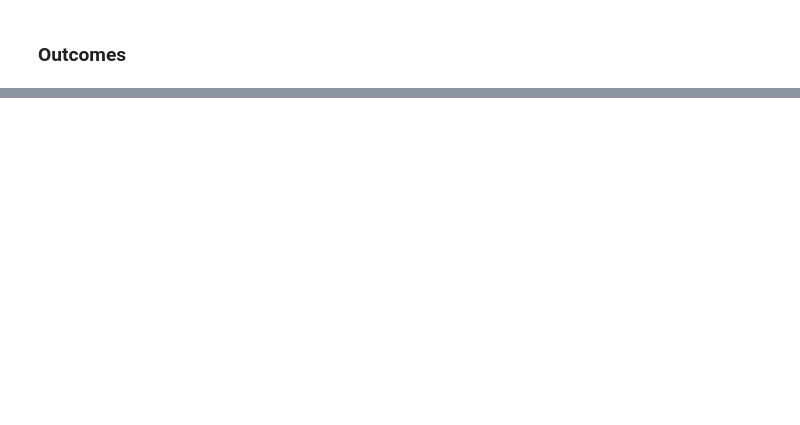
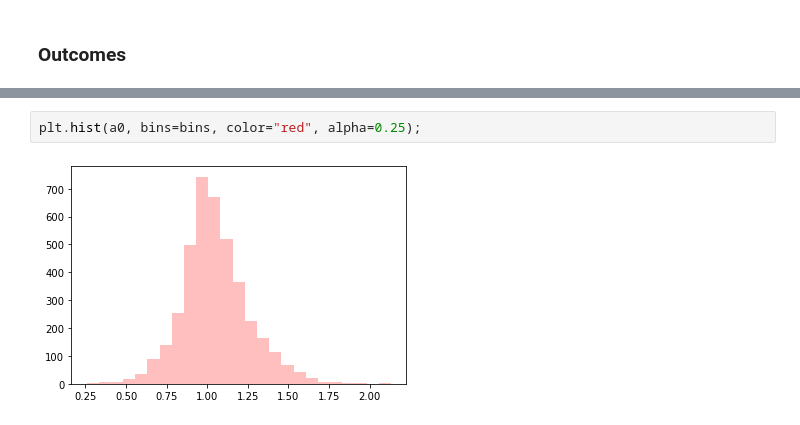
Before and after one commit to maw501/bayesian-chess-prediction, a Jupyter notebook: notebooks/2.fit_ordered_logistic_model.ipynb, the cells around one changed output, grey strips where cells are left out. Drawn from its saved outputs; the diff is of its cells as text; blank space fills up the shorter version.

```diff
--- a/notebooks/2.fit_ordered_logistic_model.ipynb
+++ b/notebooks/2.fit_ordered_logistic_model.ipynb
@@ -164,0 +312,4 @@ np.mean(np.abs(train_sorted["p1_outcome"] - cls_pred) == 2)
+# %%
+plt.hist(a0, bins=bins, color="red", alpha=0.25);
+# %% [output]
+[figure, added]
```
Also changed, not shown: parts of 39 cells of this notebook, 3 other files.
